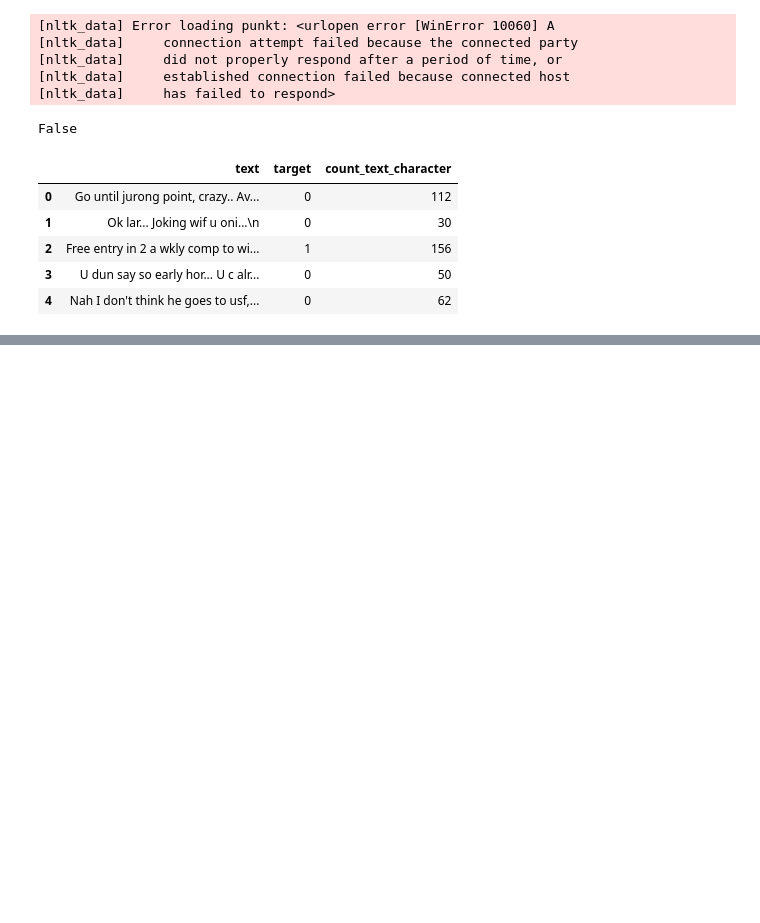
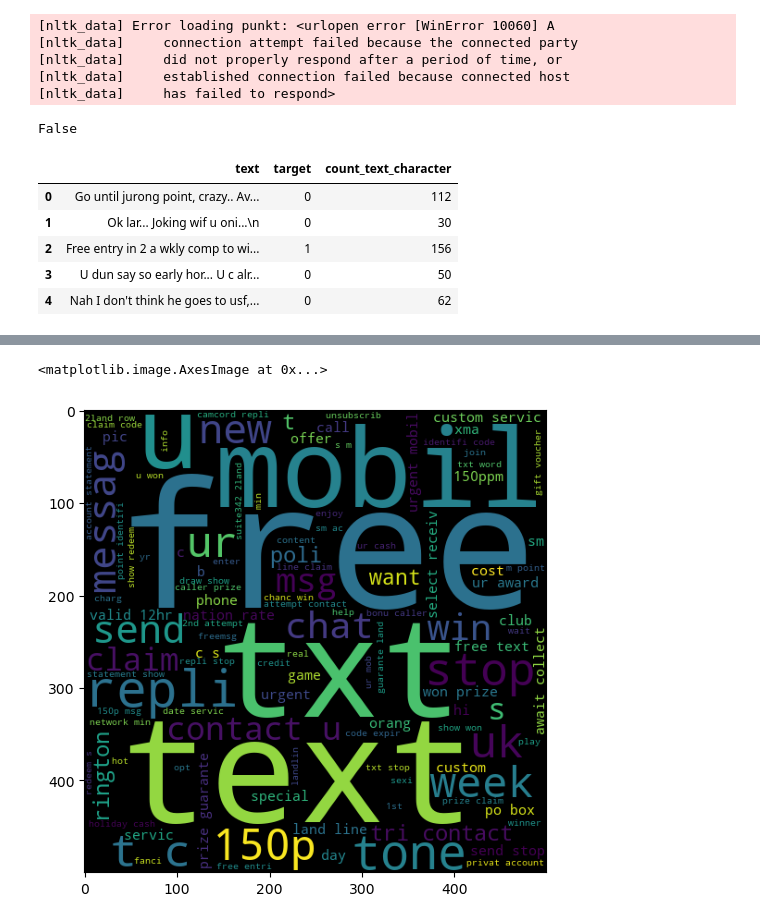
Before and after one commit to Deepkumar-Khokhar/Spam-Detaction, a Jupyter notebook: Spam-Detaction.ipynb, the cells around one changed output, grey strips where cells are left out. Cells and saved outputs as stored; diff of their text form; code cells hidden in the pictures; blank space fills up the shorter version.

```diff
--- a/Spam-Detaction.ipynb
+++ b/Spam-Detaction.ipynb
@@ -237,0 +199,25 @@ New length:  75
+# %%
+import re
+def tranceform_text(text):
+    text = text.lower()
+    text = re.split(r'[^\w]+',text)
+
+    y=[]
+    for i in text:
+        if i.isalnum():
+            y.append(i)
+
+    text = y[:]
+    y.clear()
+
+    for i in text:
+        if i not in STOPWORDS and i not in string.punctuation:
+            y.append(i)
+
+    text = y[:]
+    y.clear()
+
+    for i in text:
+        y.append(ps.stem(i))
+
+    return " ".join(y)
@@ -237,0 +259,2 @@ New length:  75
+# %%
+df['tranceform_text'] = df['text'].apply(tranceform_text)
@@ -237,0 +270,11 @@ New length:  75
+# %%
+from wordcloud import WordCloud
+wc = WordCloud(width=500,height=500,min_font_size=10,background_color='black')
+# %%
+spam_wc = wc.generate(df[df['target']==1]['tranceform_text'].str.cat(sep=" "))
+# %%
+plt.figure(figsize=(15,6))
+plt.imshow(spam_wc)
+# %% [output]
+<matplotlib.image.AxesImage at 0x...>
+[figure, added]
```
Also changed, not shown: parts of 52 cells of this notebook.
